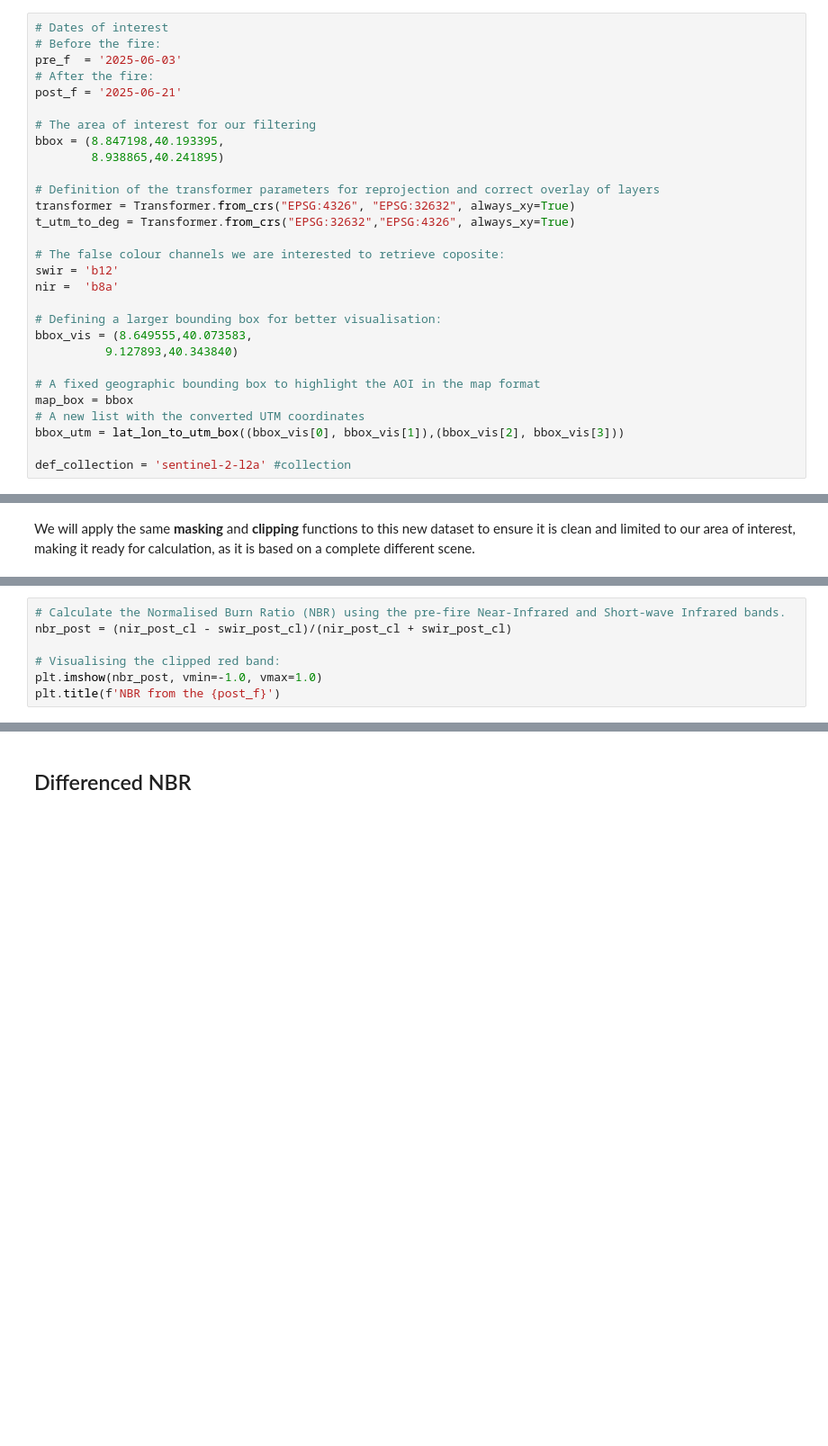
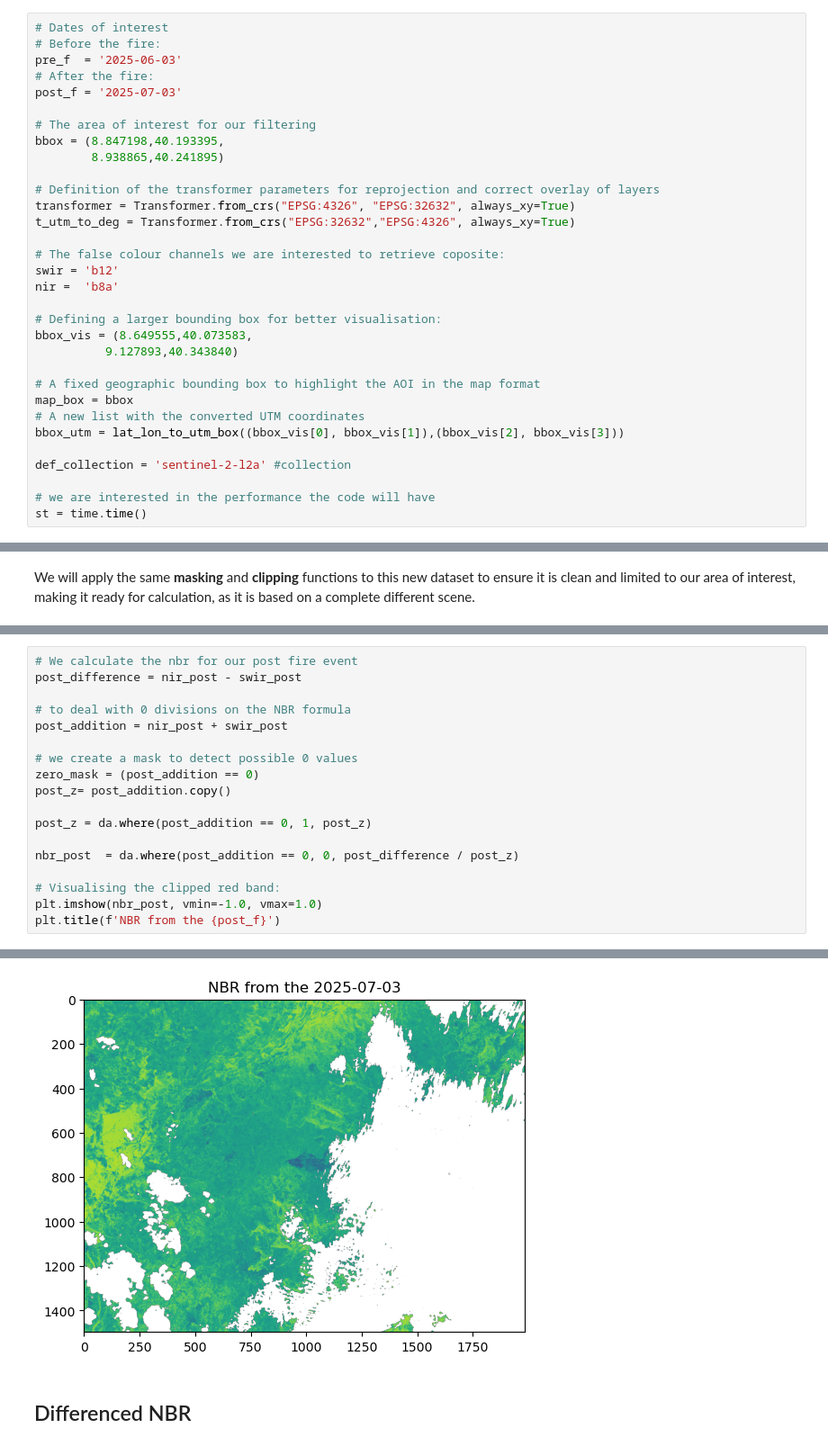
Before and after one commit to eopf-toolkit/eopf-101, a Jupyter notebook: 513_dNBR.ipynb, the cells around one changed output, grey strips where cells are left out. Shown at 90% size. Saved outputs shown, nothing was run; the diff lists cells and outputs as text; blank space fills up the shorter version.

```diff
--- a/513_dNBR.ipynb
+++ b/513_dNBR.ipynb
@@ -156,7 +169,7 @@ Following the workflow from [tutorial](), we need to define the specific **spati
 # Before the fire:
 pre_f  = '2025-06-03'
 # After the fire:
-post_f = '2025-06-21'
+post_f = '2025-07-03'
 
 # The area of interest for our filtering
 bbox = (8.847198,40.193395,
@@ -180,6 +193,9 @@ map_box = bbox
 bbox_utm = lat_lon_to_utm_box((bbox_vis[0], bbox_vis[1]),(bbox_vis[2], bbox_vis[3]))
 
 def_collection = 'sentinel-2-l2a' #collection
+
+# we are interested in the performance the code will have
+st = time.time()
 # %% [markdown]
 ### Connection to the Catalog
 Now we can use our defined parameters to connect to the data catalog. We will query the catalog to retrieve all available **Sentinel-2** imagery that corresponds to our specific defined query arguments.
@@ -341,6 +379,17 @@ With our post-fire bands, we will calculate the second part of our ratio. We app
 # %%
-# Calculate the Normalised Burn Ratio (NBR) using the pre-fire Near-Infrared and Short-wave Infrared bands.
-nbr_post = (nir_post_cl - swir_post_cl)/(nir_post_cl + swir_post_cl)
+# We calculate the nbr for our post fire event
+post_difference = nir_post - swir_post
+
+# to deal with 0 divisions on the NBR formula
+post_addition = nir_post + swir_post
+
+# we create a mask to detect possible 0 values
+zero_mask = (post_addition == 0)
+post_z= post_addition.copy()
+
+post_z = da.where(post_addition == 0, 1, post_z)
+
+nbr_post  = da.where(post_addition == 0, 0, post_difference / post_z)
 
 # Visualising the clipped red band:
 plt.imshow(nbr_post, vmin=-1.0, vmax=1.0)
@@ -351,3 +404,4 @@ Max nbr: 1.4324324324324287
+[figure, added]
 # %% [markdown]
 ## Differenced NBR
 # %% [markdown]
```
Also changed, not shown: parts of 22 cells of this notebook.
